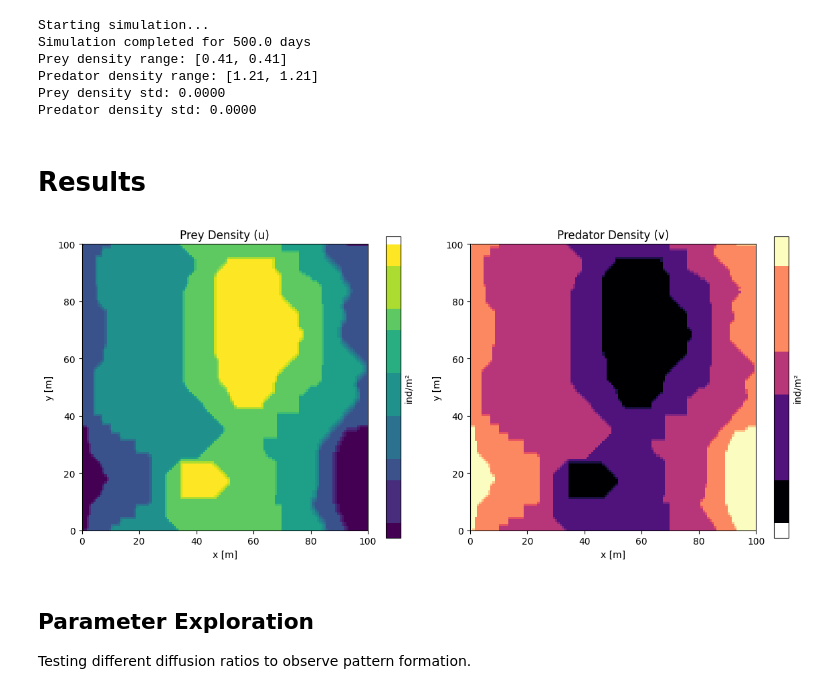
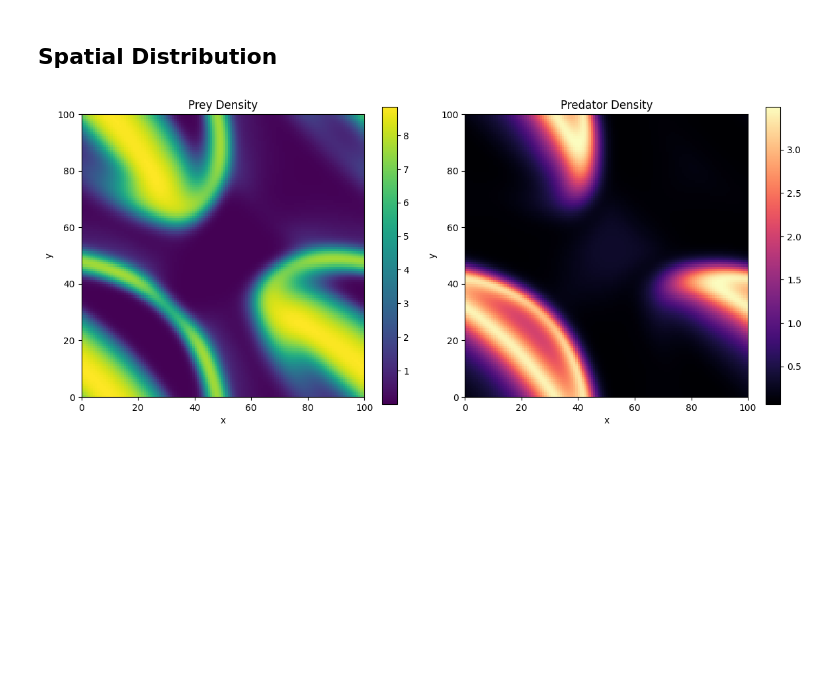
Before and after one commit to salernoelia/V5-2_project, a Jupyter notebook: project.ipynb, the cells around one changed output. Cells and saved outputs as stored; diff of their text form; code cells hidden in the pictures; blank space fills up the shorter version.

```diff
--- a/project.ipynb
+++ b/project.ipynb
@@ -108,16 +70,10 @@ For Turing patterns, we compute the homogeneous steady state and perturb it slig
 # %%
 def find_steady_state(r, K, alpha, h, beta, m):
-    """
-    Non-trivial steady state (u*, v*) where both species coexist.
-    From setting du/dt = 0 and dv/dt = 0 (without diffusion).
-    """
     denominator = beta * alpha - m * h
     if denominator <= 0:
         return None, None
-
     u_star = m / denominator
     v_star = (r / alpha) * (1 + h * u_star) * (1 - u_star / K)
-
     if u_star > 0 and v_star > 0 and u_star < K:
         return u_star, v_star
     return None, None
@@ -125,29 +81,19 @@ def find_steady_state(r, K, alpha, h, beta, m):
 u_ss, v_ss = find_steady_state(r, K, alpha, h, beta, m)
 
 if u_ss is None:
-    print("ERROR: No valid steady state exists with current parameters!")
-    print(f"beta*alpha = {beta*alpha:.4f}, m*h = {m*h:.4f}")
-    print("Need beta*alpha > m*h for coexistence")
+    raise ValueError("No valid coexistence steady state with current parameters")
 else:
-    print(f"Coexistence steady state: u* = {u_ss:.4f}, v* = {v_ss:.4f}")
-
     np.random.seed(42)
-
     U = np.full((N, N), 0.2)
     V = np.full((N, N), 0.5)
-
     cx1, cy1 = N // 3, N // 3
     cx2, cy2 = 2 * N // 3, 2 * N // 3
-
     X, Y = np.meshgrid(np.arange(N), np.arange(N))
     dist1 = np.sqrt((X - cx1)**2 + (Y - cy1)**2)
     dist2 = np.sqrt((X - cx2)**2 + (Y - cy2)**2)
-
     U[dist1 < 10] = 0.8
     V[dist1 < 10] = 0.3
-
     U[dist2 < 10] = 0.3
     V[dist2 < 10] = 1.5
-
     U = np.maximum(U, 0.01)
     V = np.maximum(V, 0.01)
@@ -197,42 +141,28 @@ def solve_pde(U, V, dx, dt, time_steps, Du, Dv, r, K, alpha, h, beta, m):
         V[:] = V_new
 
     return U, V
-# %%
-U_curr, V_curr = solve_pde(U.copy(), V.copy(), dx, dt, time_steps, Du, Dv, r, K, alpha, h, beta, m)
-print(f"Simulation completed for {total_time} days")
-print(f"Prey density range: [{U_curr.min():.2f}, {U_curr.max():.2f}]")
-print(f"Predator density range: [{V_curr.min():.2f}, {V_curr.max():.2f}]")
-print(f"Prey density std: {U_curr.std():.4f}")
-print(f"Predator density std: {V_curr.std():.4f}")
-# %% [output]
-Starting simulation...
-Simulation completed for 500.0 days
-Prey density range: [0.41, 0.41]
-Predator density range: [1.21, 1.21]
-Prey density std: 0.0000
-Predator density std: 0.0000
-# %% [markdown]
-# Results
+# %%
+U_final, V_final = solve_pde(U.copy(), V.copy(), dx, dt, time_steps, Du, Dv, r, K, alpha, h, beta, m)
+# %% [markdown]
+## Spatial Distribution
 # %%
 fig, axes = plt.subplots(1, 2, figsize=(12, 5))
 
-im1 = axes[0].imshow(U_curr, cmap='viridis', origin='lower', extent=[0, L, 0, L])
-axes[0].set_title('Prey Density (u)')
-axes[0].set_xlabel('x [m]')
-axes[0].set_ylabel('y [m]')
-fig.colorbar(im1, ax=axes[0], label='ind/m²')
+im1 = axes[0].imshow(U_final, cmap='viridis', origin='lower', extent=[0, L, 0, L])
+axes[0].set_title('Prey Density')
+axes[0].set_xlabel('x')
+axes[0].set_ylabel('y')
+fig.colorbar(im1, ax=axes[0])
 
-im2 = axes[1].imshow(V_curr, cmap='magma', origin='lower', extent=[0, L, 0, L])
-axes[1].set_title('Predator Density (v)')
-axes[1].set_xlabel('x [m]')
-axes[1].set_ylabel('y [m]')
-fig.colorbar(im2, ax=axes[1], label='ind/m²')
+im2 = axes[1].imshow(V_final, cmap='magma', origin='lower', extent=[0, L, 0, L])
+axes[1].set_title('Predator Density')
+axes[1].set_xlabel('x')
+axes[1].set_ylabel('y')
+fig.colorbar(im2, ax=axes[1])
 
 plt.tight_layout()
-plt.show()
+
+if SAVE_PLOT_OUTPUTS:
+    fig.savefig(PLOT_DIR + "spatial_distribution.png", dpi=PLOT_DPI)
 # %% [output]
-[figure, old version]
+[figure, new version]
-# %% [markdown]
-## Parameter Exploration
-
-Testing different diffusion ratios to observe pattern formation.
```
Also changed, not shown: parts of 26 cells of this notebook, 11 other files.
